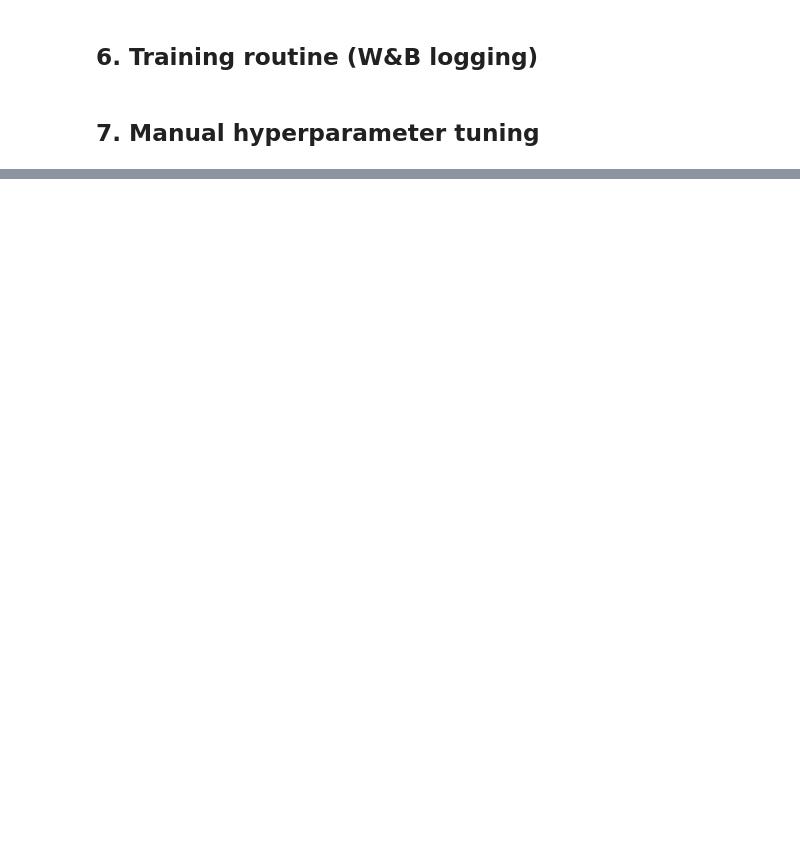
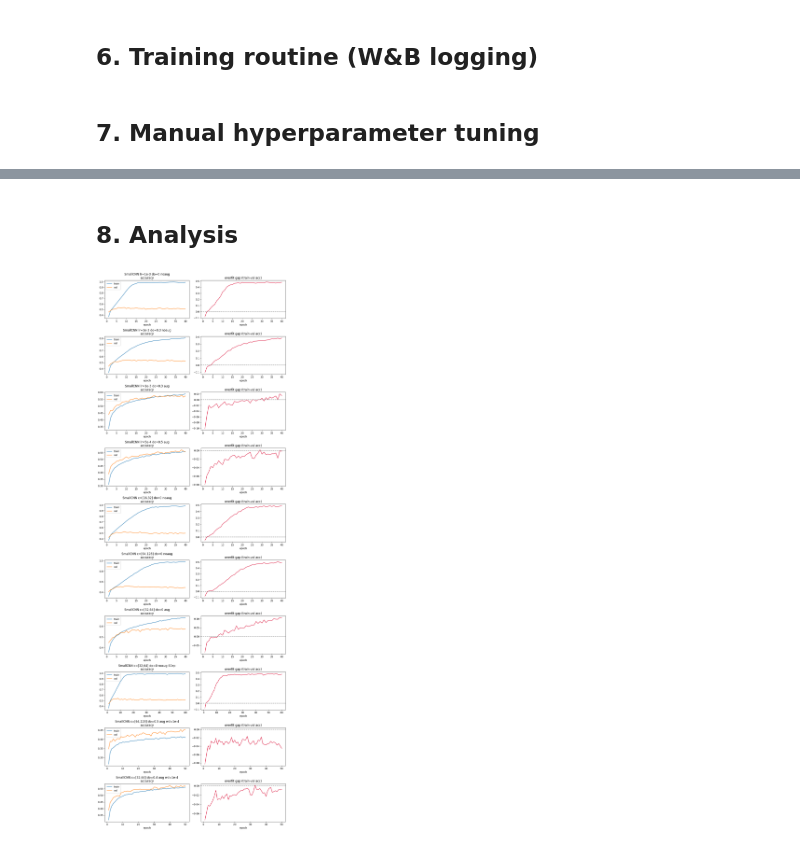
Before and after one commit to romaxod/ML-HW4-FUULXOD, a Jupyter notebook: model_experiment_SmallCNN.ipynb, the cells around one changed output, grey strips where cells are left out. Drawn from its saved outputs; the diff is of its cells as text; code cells hidden in the pictures; blank space fills up the shorter version.

```diff
--- a/model_experiment_SmallCNN.ipynb
+++ b/model_experiment_SmallCNN.ipynb
@@ -221,0 +364,17 @@ architecture in the DeepCNN notebook.
+# %% [markdown]
+## 8. Analysis
+# %%
+import matplotlib.pyplot as plt
+n = len(HISTORY)
+fig, axes = plt.subplots(n, 2, figsize=(11, 3.2 * n))
+if n == 1: axes = axes.reshape(1, 2)
+for row, (name, h) in zip(axes, HISTORY.items()):
+    ep = range(1, len(h["train_acc"]) + 1)
+    row[0].plot(ep, h["train_acc"], label="train")
+    row[0].plot(ep, h["val_acc"], label="val")
+    row[0].set_title(name + "\naccuracy"); row[0].set_xlabel("epoch"); row[0].legend()
+    row[1].plot(ep, h["gap"], color="crimson"); row[1].axhline(0, ls="--", c="gray")
+    row[1].set_title("overfit gap (train-val acc)"); row[1].set_xlabel("epoch")
+plt.tight_layout(); plt.show()
+# %% [output]
+[figure, added]
```
Also changed, not shown: parts of 23 cells of this notebook.
